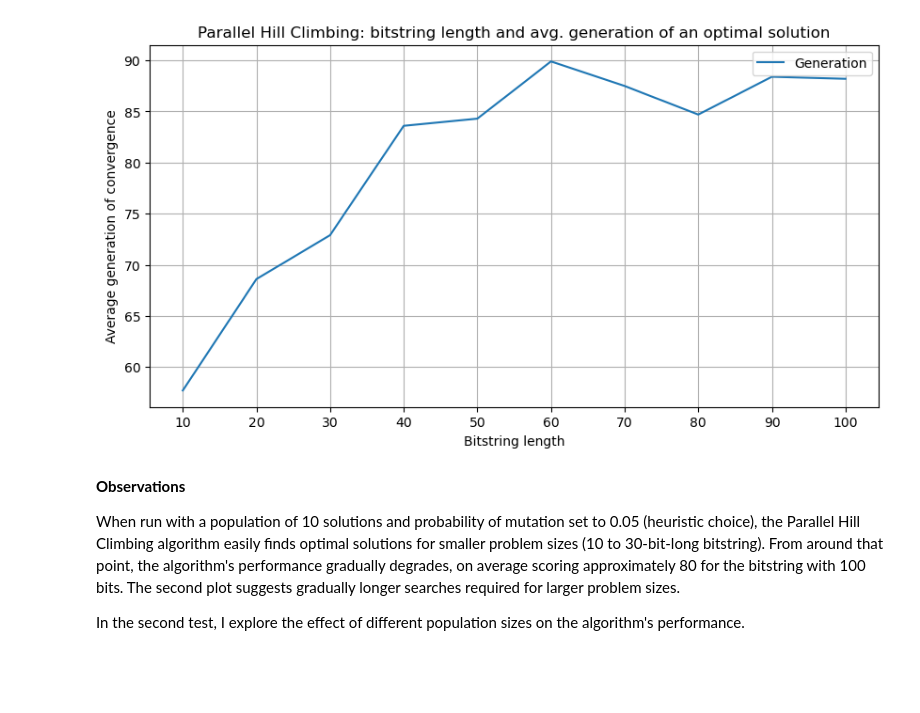
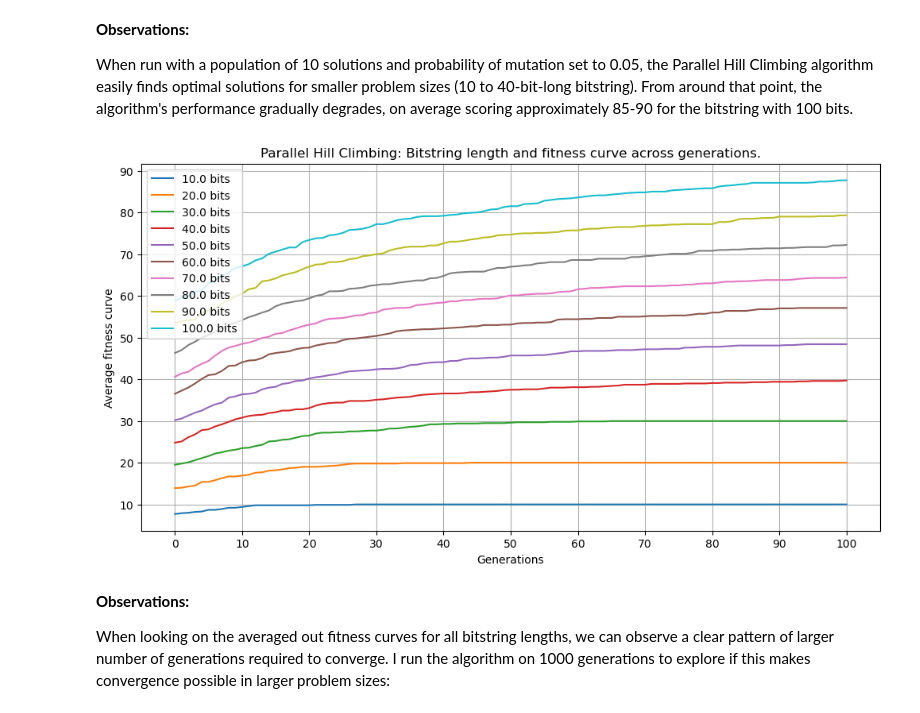
Before and after one commit to lukasz-iskierka/ai-parallel-hillclimbing-onemax, a Jupyter notebook: onemax_parallel_hill_climbing.ipynb, the cells around one changed output. Drawn from its saved outputs; the diff is of its cells as text; code cells hidden in the pictures; blank space fills up the shorter version.

Commit message:
v2.0: Major performance optimisation, additional testing

```diff
--- a/onemax_parallel_hill_climbing.ipynb
+++ b/onemax_parallel_hill_climbing.ipynb
@@ -170,18 +233,23 @@ plt.show()
+# %% [markdown]
+**Observations:**
+
+When run with a population of 10 solutions and probability of mutation set to 0.05, the Parallel Hill Climbing algorithm easily finds optimal solutions for smaller problem sizes (10 to 40-bit-long bitstring). From around that point, the algorithm's performance gradually degrades, on average scoring approximately 85-90 for the bitstring with 100 bits.
 # %%
-plt.figure(figsize=(10, 5))
-sns.lineplot(x=bitstring_lengths, y=avg_convergence, label="Generation")
-plt.title("Parallel Hill Climbing: bitstring length and avg. generation of an optimal solution")
-plt.xlabel("Bitstring length")
-plt.ylabel("Average generation of convergence")
-plt.xticks(bitstring_lengths)
+plt.figure(figsize=(12, 6))
+
+for length, fitness in zip(bitstring_lengths, avg_fitness_scores_history):
+    sns.lineplot(x=np.arange(generations + 1), y=fitness, label=f"{length} bits")
+
+plt.title("Parallel Hill Climbing: Bitstring length and fitness curve across generations.")
+plt.xlabel("Generations")
+plt.ylabel("Average fitness curve")
+plt.xticks(np.arange(0, generations + 1, 10))
 plt.legend()
 plt.grid(True)
 plt.show()
 # %% [output]
-[figure, old version]
+[figure, new version]
 # %% [markdown]
-**Observations**
+**Observations:**
 
-When run with a population of 10 solutions and probability of mutation set to 0.05 (heuristic choice), the Parallel Hill Climbing algorithm easily finds optimal solutions for smaller problem sizes (10 to 30-bit-long bitstring). From around that point, the algorithm's performance gradually degrades, on average scoring approximately 80 for the bitstring with 100 bits. The second plot suggests gradually longer searches required for larger problem sizes.
-
-In the second test, I explore the effect of different population sizes on the algorithm's performance.
+When looking on the averaged out fitness curves for all bitstring lengths, we can observe a clear pattern of larger number of generations required to converge. I run the algorithm on 1000 generations to explore if this makes convergence possible in larger problem sizes:
```
Also changed, not shown: parts of 15 cells of this notebook, 1 other file.
